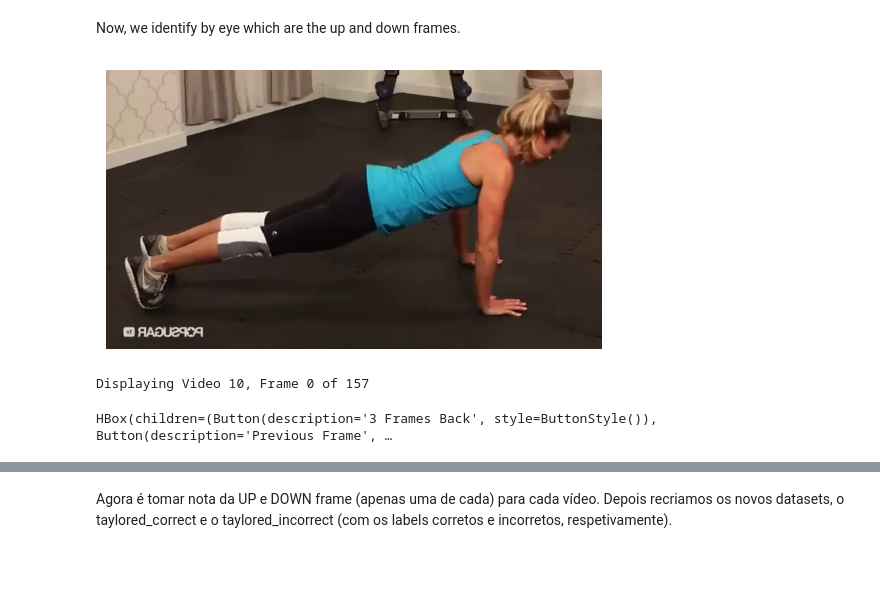
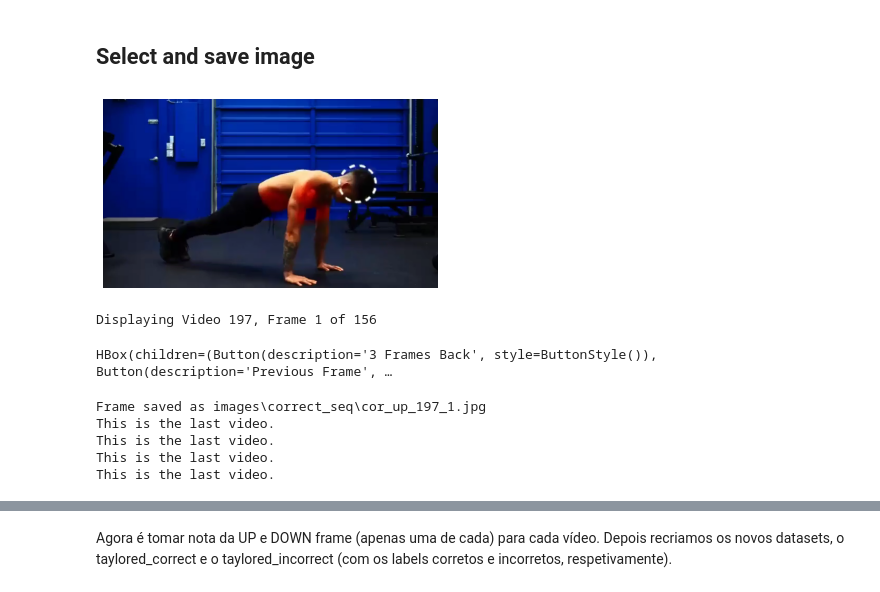
Before and after one commit to jpedroag/PMBA, a Jupyter notebook: taylor_dataset.ipynb, the cells around one changed output, grey strips where cells are left out. Cells and saved outputs as stored; diff of their text form; code cells hidden in the pictures; blank space fills up the shorter version.

Commit message:
correct_up

```diff
--- a/taylor_dataset.ipynb
+++ b/taylor_dataset.ipynb
@@ -73,19 +118,18 @@ def disp_frame(video_path, video_index):
     show_frame()
-# %% [markdown]
-Now, we identify by eye which are the up and down frames.
-# %%
-# correct form videos
-video_index = 10 # number we change, i.e. the video we want to look at!!!!
-
-video_names = [1, 2, 3, 4, 5, 6, 7, 47, 78, 79, 80, 83, 85, 100, 101, 102, 113, 114, 115, 116, 127, 129, 131, 132, 133
-                , 134, 135, 136, 137, 138, 140, 141, 142, 144, 146, 147, 148, 162, 163, 164, 165, 173, 174, 175, 176, 177, 178, 186, 187, 188, 197]
-video_path_correct = f"datasets/data_corr_incorr/Correct sequence/Copy of push up {video_names[video_index]}.mp4"
-
-disp_frame(video_path_correct, video_index)
-# %% [output]
-[figure, removed]
-Displaying Video 10, Frame 0 of 157
-HBox(children=(Button(description='3 Frames Back', style=ButtonStyle()), Button(description='Previous Frame', …
+# %% [markdown]
+## Select and save image
+# %%
+# Disp image and buttons
+disp_frame(f"datasets/data_corr_incorr/Correct sequence/Copy of push up {video_names[video_index]}.mp4", video_index)
+# %% [output]
+[figure, added]
+Displaying Video 197, Frame 1 of 156
+HBox(children=(Button(description='3 Frames Back', style=ButtonStyle()), Button(description='Previous Frame', …
+Frame saved as images\correct_seq\cor_up_197_1.jpg
+This is the last video.
+This is the last video.
+This is the last video.
+This is the last video.
 # %%
 # incorrect form videos
 video_index = 24 # number we change, i.e. the video we want to look at!!!!
```
Also changed, not shown: parts of 2 cells of this notebook, 51 other files.
